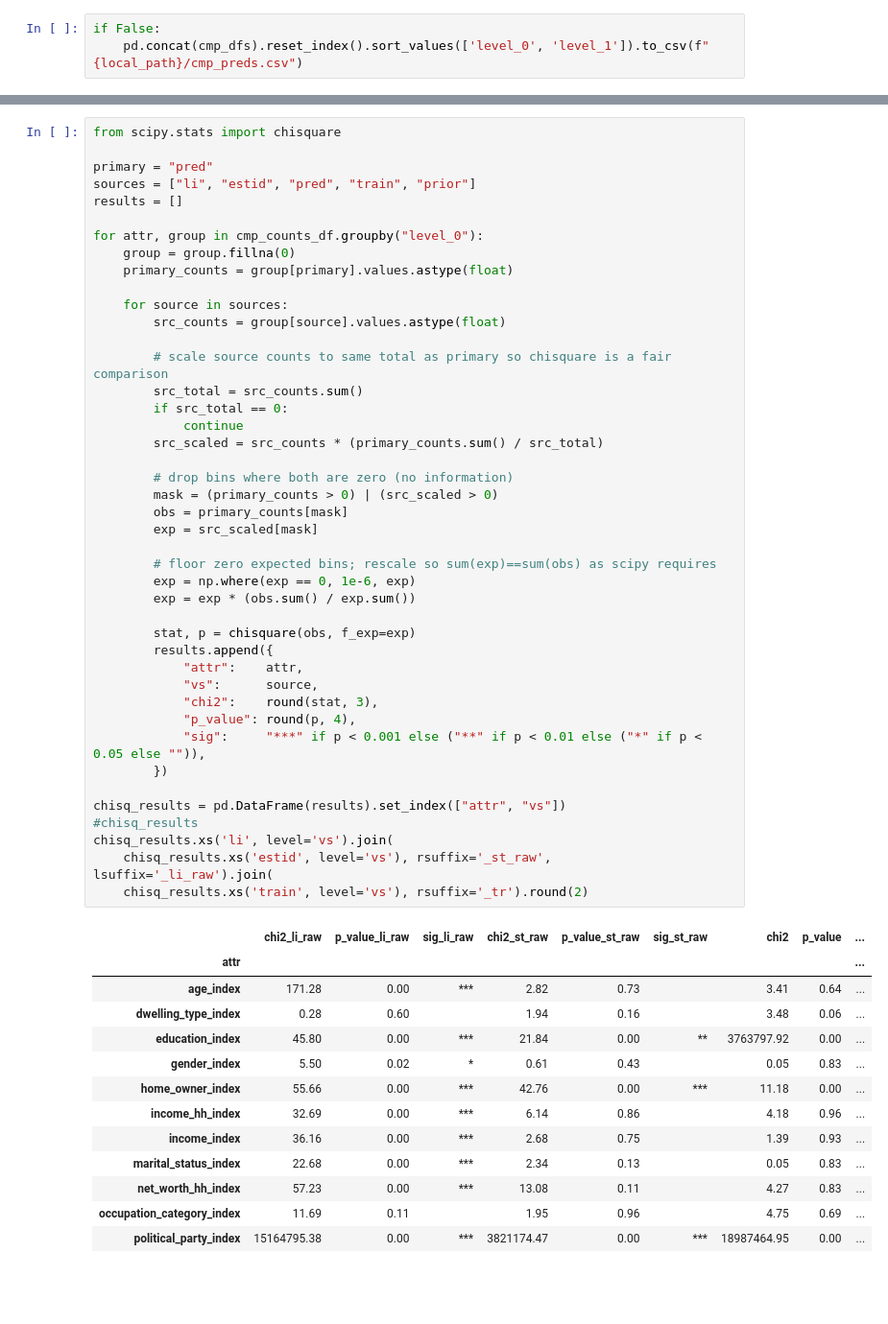
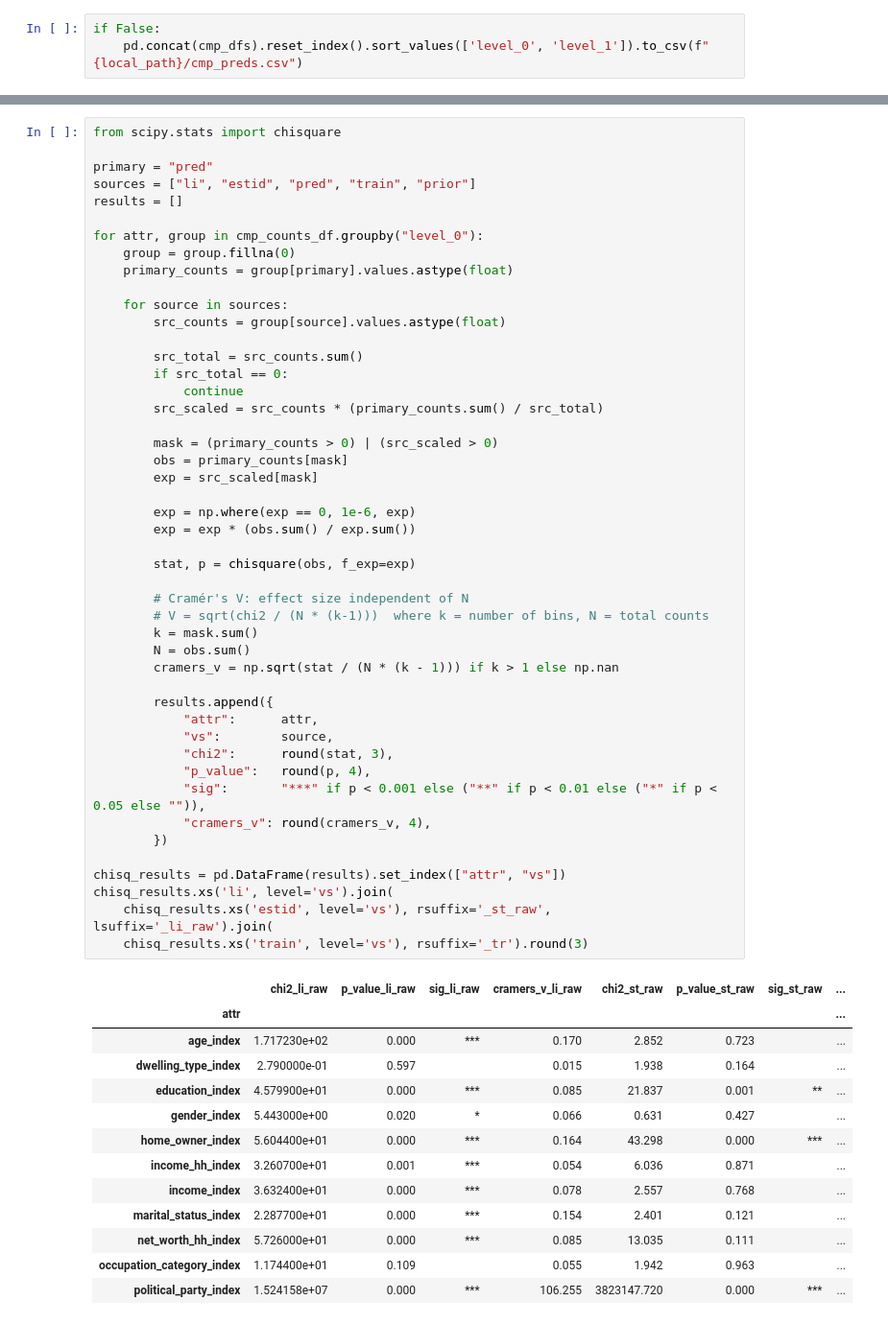
Before and after one commit to ravi-sharethis/python-notebooks, a Jupyter notebook: demo_debug.ipynb, the cells around one changed output, grey strips where cells are left out. Shown at 96% size. Saved outputs shown, nothing was run; the diff lists cells and outputs as text; blank space fills up the shorter version.

Commit message:
added cramer's V to demo validation

```diff
--- a/demo_debug.ipynb
+++ b/demo_debug.ipynb
@@ -652,56 +652,60 @@ primary = "pred"
 sources = ["li", "estid", "pred", "train", "prior"]
 results = []
 
 for attr, group in cmp_counts_df.groupby("level_0"):
     group = group.fillna(0)
     primary_counts = group[primary].values.astype(float)
 
     for source in sources:
         src_counts = group[source].values.astype(float)
 
-        # scale source counts to same total as primary so chisquare is a fair comparison
         src_total = src_counts.sum()
         if src_total == 0:
             continue
         src_scaled = src_counts * (primary_counts.sum() / src_total)
 
-        # drop bins where both are zero (no information)
         mask = (primary_counts > 0) | (src_scaled > 0)
         obs = primary_counts[mask]
         exp = src_scaled[mask]
 
-        # floor zero expected bins; rescale so sum(exp)==sum(obs) as scipy requires
         exp = np.where(exp == 0, 1e-6, exp)
         exp = exp * (obs.sum() / exp.sum())
 
         stat, p = chisquare(obs, f_exp=exp)
+
+        # Cramér's V: effect size independent of N
+        # V = sqrt(chi2 / (N * (k-1)))  where k = number of bins, N = total counts
+        k = mask.sum()
+        N = obs.sum()
+        cramers_v = np.sqrt(stat / (N * (k - 1))) if k > 1 else np.nan
+
         results.append({
-            "attr":    attr,
-            "vs":      source,
-            "chi2":    round(stat, 3),
-            "p_value": round(p, 4),
-            "sig":     "***" if p < 0.001 else ("**" if p < 0.01 else ("*" if p < 0.05 else "")),
+            "attr":      attr,
+            "vs":        source,
+            "chi2":      round(stat, 3),
+            "p_value":   round(p, 4),
+            "sig":       "***" if p < 0.001 else ("**" if p < 0.01 else ("*" if p < 0.05 else "")),
+            "cramers_v": round(cramers_v, 4),
         })
 
 chisq_results = pd.DataFrame(results).set_index(["attr", "vs"])
-#chisq_results
 chisq_results.xs('li', level='vs').join(
     chisq_results.xs('estid', level='vs'), rsuffix='_st_raw', lsuffix='_li_raw').join(
-    chisq_results.xs('train', level='vs'), rsuffix='_tr').round(2)
+    chisq_results.xs('train', level='vs'), rsuffix='_tr').round(3)
 # %% [output]
-|  | chi2_li_raw | p_value_li_raw | sig_li_raw | chi2_st_raw | p_value_st_raw | sig_st_raw | chi2 | p_value | ... |
-| attr |  |  |  |  |  |  |  |  | ... |
-| age_index | 171.28 | 0.00 | *** | 2.82 | 0.73 |  | 3.41 | 0.64 | ... |
-| dwelling_type_index | 0.28 | 0.60 |  | 1.94 | 0.16 |  | 3.48 | 0.06 | ... |
-| education_index | 45.80 | 0.00 | *** | 21.84 | 0.00 | ** | 3763797.92 | 0.00 | ... |
-| gender_index | 5.50 | 0.02 | * | 0.61 | 0.43 |  | 0.05 | 0.83 | ... |
-| home_owner_index | 55.66 | 0.00 | *** | 42.76 | 0.00 | *** | 11.18 | 0.00 | ... |
-| income_hh_index | 32.69 | 0.00 | *** | 6.14 | 0.86 |  | 4.18 | 0.96 | ... |
-| income_index | 36.16 | 0.00 | *** | 2.68 | 0.75 |  | 1.39 | 0.93 | ... |
-| marital_status_index | 22.68 | 0.00 | *** | 2.34 | 0.13 |  | 0.05 | 0.83 | ... |
-| net_worth_hh_index | 57.23 | 0.00 | *** | 13.08 | 0.11 |  | 4.27 | 0.83 | ... |
-| occupation_category_index | 11.69 | 0.11 |  | 1.95 | 0.96 |  | 4.75 | 0.69 | ... |
-| political_party_index | 15164795.38 | 0.00 | *** | 3821174.47 | 0.00 | *** | 18987464.95 | 0.00 | ... |
+|  | chi2_li_raw | p_value_li_raw | sig_li_raw | cramers_v_li_raw | chi2_st_raw | p_value_st_raw | sig_st_raw | ... |
+| attr |  |  |  |  |  |  |  | ... |
+| age_index | 1.717230e+02 | 0.000 | *** | 0.170 | 2.852 | 0.723 |  | ... |
+| dwelling_type_index | 2.790000e-01 | 0.597 |  | 0.015 | 1.938 | 0.164 |  | ... |
+| education_index | 4.579900e+01 | 0.000 | *** | 0.085 | 21.837 | 0.001 | ** | ... |
+| gender_index | 5.443000e+00 | 0.020 | * | 0.066 | 0.631 | 0.427 |  | ... |
+| home_owner_index | 5.604400e+01 | 0.000 | *** | 0.164 | 43.298 | 0.000 | *** | ... |
+| income_hh_index | 3.260700e+01 | 0.001 | *** | 0.054 | 6.036 | 0.871 |  | ... |
+| income_index | 3.632400e+01 | 0.000 | *** | 0.078 | 2.557 | 0.768 |  | ... |
+| marital_status_index | 2.287700e+01 | 0.000 | *** | 0.154 | 2.401 | 0.121 |  | ... |
+| net_worth_hh_index | 5.726000e+01 | 0.000 | *** | 0.085 | 13.035 | 0.111 |  | ... |
+| occupation_category_index | 1.174400e+01 | 0.109 |  | 0.055 | 1.942 | 0.963 |  | ... |
+| political_party_index | 1.524158e+07 | 0.000 | *** | 106.255 | 3823147.720 | 0.000 | *** | ... |
 # %%
 from scipy.stats import chisquare
 
```
Also changed, not shown: parts of 8 cells of this notebook.
